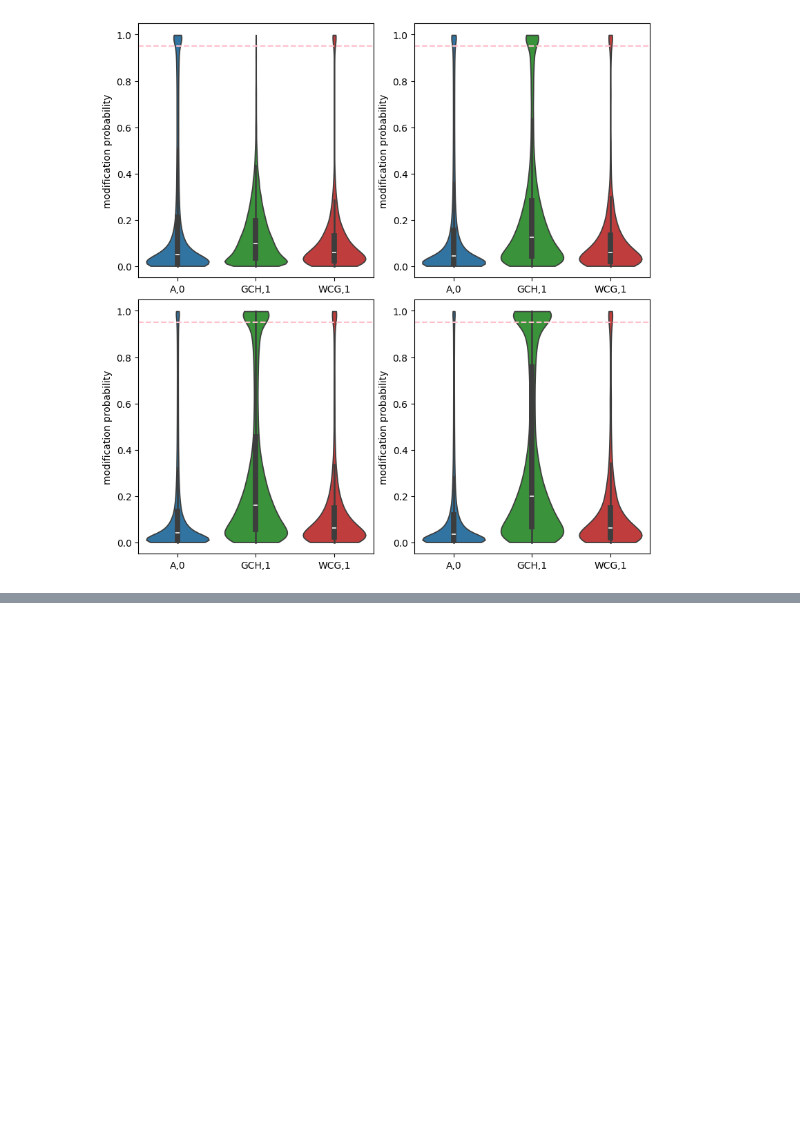
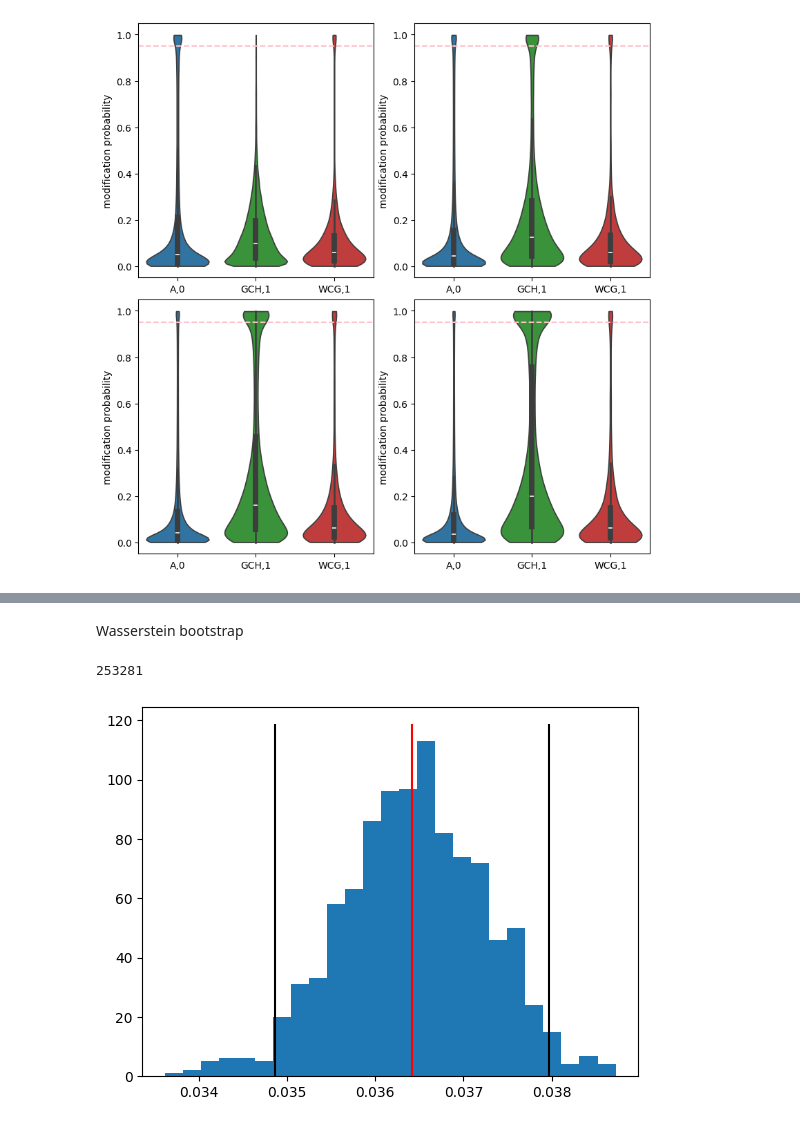
Before and after one commit to streetslab/multimodal-dimelo, a Jupyter notebook: crosstalk_analysis.ipynb, the cells around one changed output, grey strips where cells are left out. Saved outputs shown, nothing was run; the diff lists cells and outputs as text; code cells hidden in the pictures; blank space fills up the shorter version.

```diff
--- a/crosstalk_analysis.ipynb
+++ b/crosstalk_analysis.ipynb
@@ -121,0 +324,18 @@ plt.close()
+# %% [markdown]
+Wasserstein bootstrap
+# %%
+len(motif_mod_vectors["A,0"][0])
+# %% [output]
+253281
+# %%
+# TODO: using method "basic" because "BCa" crashed the kernel
+data = (motif_mod_vectors["A,0"][0], motif_mod_vectors["A,0"][1])
+bootstrap_result = stats.bootstrap(data, stats.wasserstein_distance, vectorized=False, rng=42, n_resamples=1000, method="basic")
+# %%
+plt.hist(bootstrap_result.bootstrap_distribution, bins=25)
+y_min, y_max = plt.ylim()
+plt.vlines(bootstrap_result.confidence_interval, y_min, y_max, color="k")
+plt.vlines(stats.wasserstein_distance(motif_mod_vectors["A,0"][0], motif_mod_vectors["A,0"][1]), y_min, y_max, color="r")
+plt.show()
+# %% [output]
+[figure, added]
```
Also changed, not shown: parts of 27 cells of this notebook, 1 other file.
